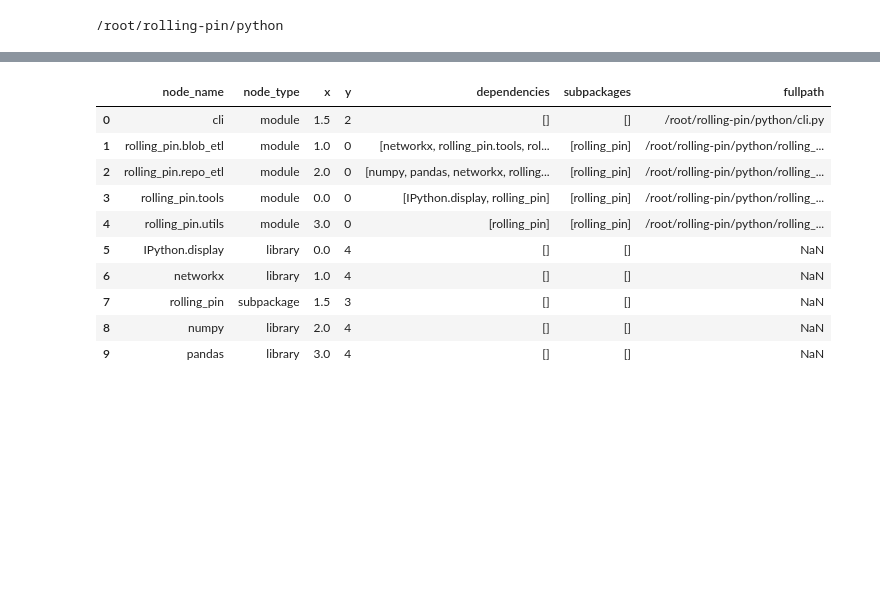
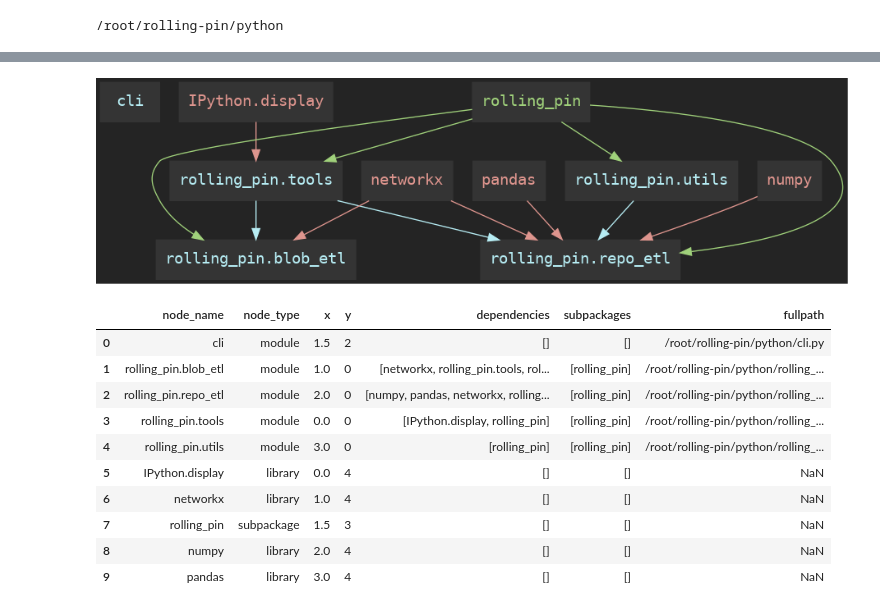
Before and after one commit to theNewFlesh/rolling-pin, a Jupyter notebook: notebooks/demo.ipynb, the cells around one changed output, grey strips where cells are left out. Drawn from its saved outputs; the diff is of its cells as text; code cells hidden in the pictures; blank space fills up the shorter version.

```diff
--- a/notebooks/demo.ipynb
+++ b/notebooks/demo.ipynb
@@ -24,5 +24,5 @@ pd.set_option('display.max_colwidth', 500)
 source = '/root/rolling-pin/python'
 # d = RepoETL(source, exclude_regex='__init__')
 d = RepoETL(source)
-d.to_html()
+d.to_html(as_png=True)
 # %% [output]
@@ -30,3 +29,4 @@ d.to_html()
+[figure, added]
 # %%
 d.to_dataframe()
 # %% [output]
```
Also changed, not shown: parts of 2 cells of this notebook.
